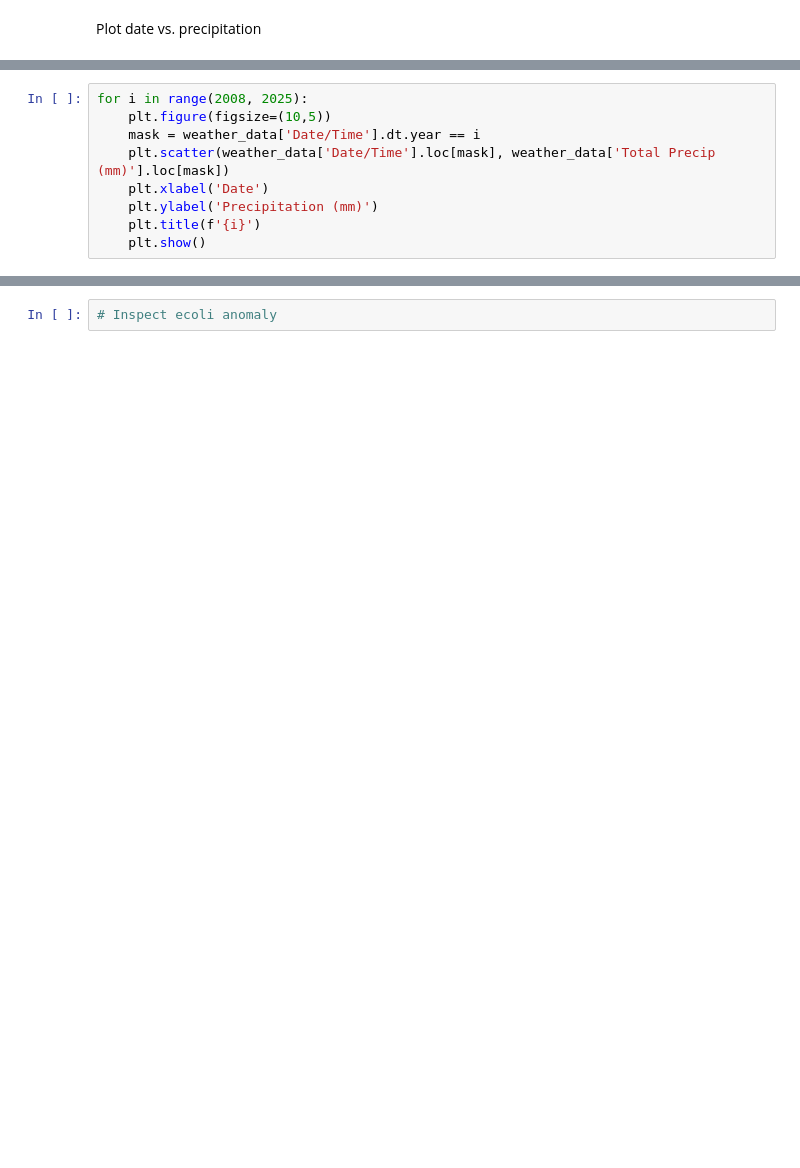
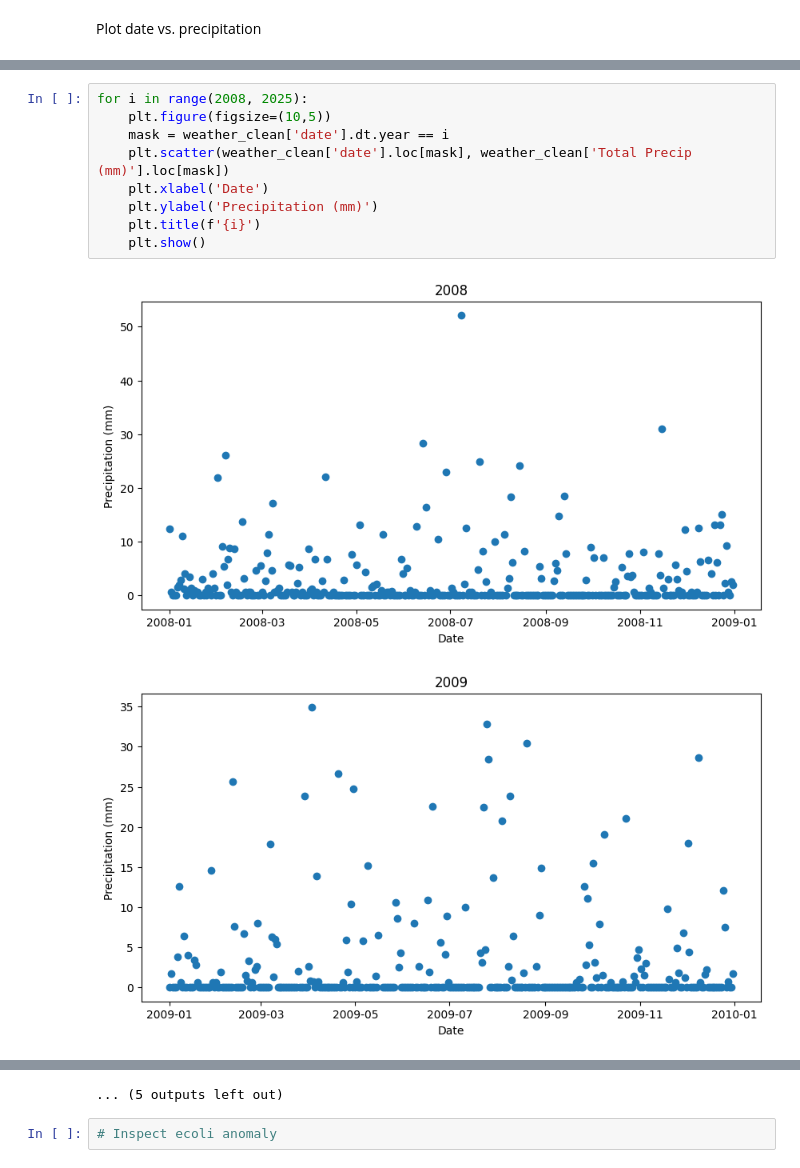
Before and after one commit to M4nd0C4lrissian/water_safety, a Jupyter notebook: notebooks/weather_data_cleaning.ipynb, the cells around one changed output, grey strips where cells are left out. Cells and saved outputs as stored; diff of their text form; blank space fills up the shorter version.

Commit message:
Fixed the data cleaning notebooks

```diff
--- a/notebooks/weather_data_cleaning.ipynb
+++ b/notebooks/weather_data_cleaning.ipynb
@@ -107,9 +131,12 @@ Plot date vs. precipitation
 # %%
 for i in range(2008, 2025):
     plt.figure(figsize=(10,5))
-    mask = weather_data['Date/Time'].dt.year == i
-    plt.scatter(weather_data['Date/Time'].loc[mask], weather_data['Total Precip (mm)'].loc[mask])
+    mask = weather_clean['date'].dt.year == i
+    plt.scatter(weather_clean['date'].loc[mask], weather_clean['Total Precip (mm)'].loc[mask])
     plt.xlabel('Date')
     plt.ylabel('Precipitation (mm)')
     plt.title(f'{i}')
     plt.show()
+# %% [output]
+[figure, added]
+[figure, added]
@@ -116,2 +153,3 @@ for i in range(2008, 2025):
+... (5 outputs left out)
 # %%
 # Inspect ecoli anomaly
```
Also changed, not shown: parts of 6 cells of this notebook, 1 other file.
